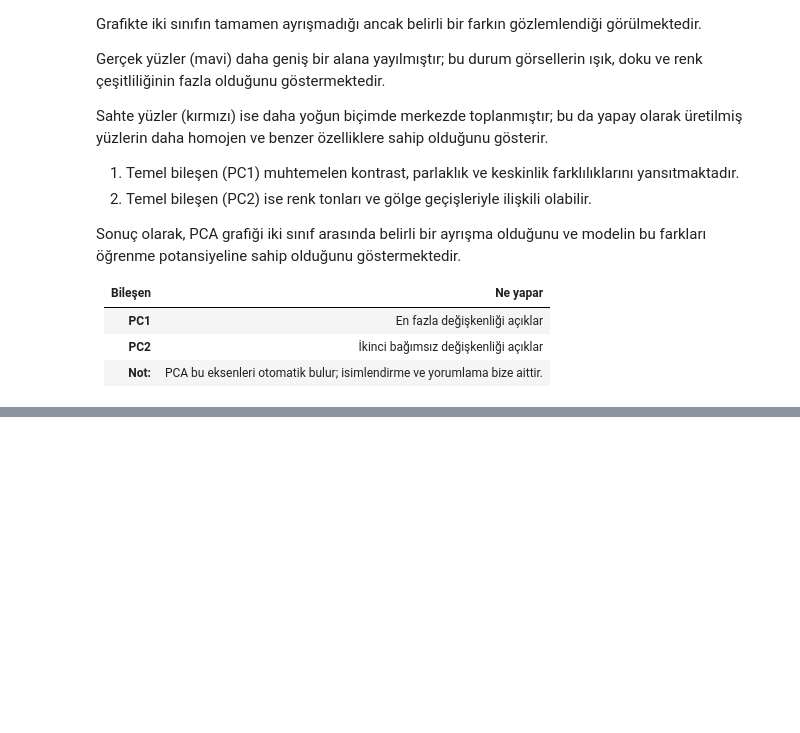
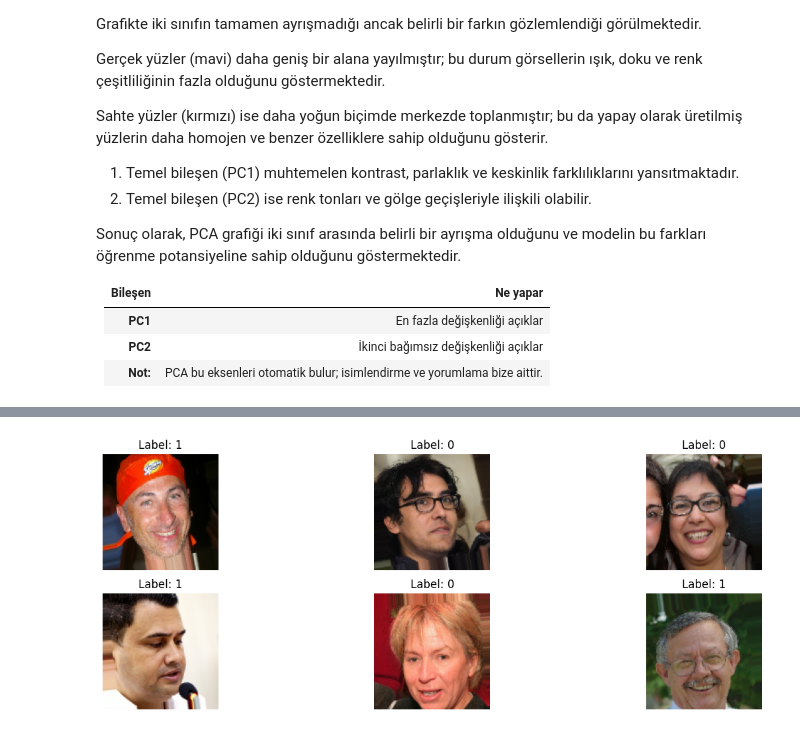
Before and after one commit to AyazAktas/AyazAktas, a Jupyter notebook: ai_ile_sahte_gorsel_tespiti.ipynb, the cells around one changed output, grey strips where cells are left out. Cells and saved outputs as stored; diff of their text form; code cells hidden in the pictures; blank space fills up the shorter version.

```diff
--- a/ai_ile_sahte_gorsel_tespiti.ipynb
+++ b/ai_ile_sahte_gorsel_tespiti.ipynb
@@ -545,0 +561,17 @@ Sonuç olarak, PCA grafiği iki sınıf arasında belirli bir ayrışma olduğun
+# %%
+from tensorflow.keras.preprocessing.image import ImageDataGenerator
+
+img_size = (128, 128)
+batch_size = 32
+
+train_datagen = ImageDataGenerator(
+    rescale=1./255,              # piksel değerlerini 0-1 aralığına dönüştürür
+    rotation_range=15,           # 15 dereceye kadar döndürme
+    width_shift_range=0.1,       # yatay kaydırma
+    height_shift_range=0.1,      # dikey kaydırma
+    zoom_range=0.1,              # yakınlaştırma veya uzaklaştırma
+    horizontal_flip=True,        # yatay eksende çevirme
+    fill_mode='nearest'          # boş kalan alanları en yakın piksel rengiyle doldurur
+)
+
+val_datagen = ImageDataGenerator(rescale=1./255)
@@ -545,0 +609,14 @@ Sonuç olarak, PCA grafiği iki sınıf arasında belirli bir ayrışma olduğun
+# %%
+train_generator = train_datagen.flow_from_directory(
+    train_dir,
+    target_size=img_size,
+    batch_size=batch_size,
+    class_mode='binary'
+)
+
+val_generator = val_datagen.flow_from_directory(
+    val_dir,
+    target_size=img_size,
+    batch_size=batch_size,
+    class_mode='binary'
+)
@@ -545,0 +639,14 @@ Sonuç olarak, PCA grafiği iki sınıf arasında belirli bir ayrışma olduğun
+# %%
+sample_images, sample_labels = next(train_generator)
+
+import matplotlib.pyplot as plt
+
+plt.figure(figsize=(15, 5))
+for i in range(6):
+    plt.subplot(2, 3, i+1)
+    plt.imshow(sample_images[i])
+    plt.title(f"Label: {int(sample_labels[i])}")
+    plt.axis('off')
+plt.show()
+# %% [output]
+[figure, added]
```
Also changed, not shown: parts of 42 cells of this notebook.
